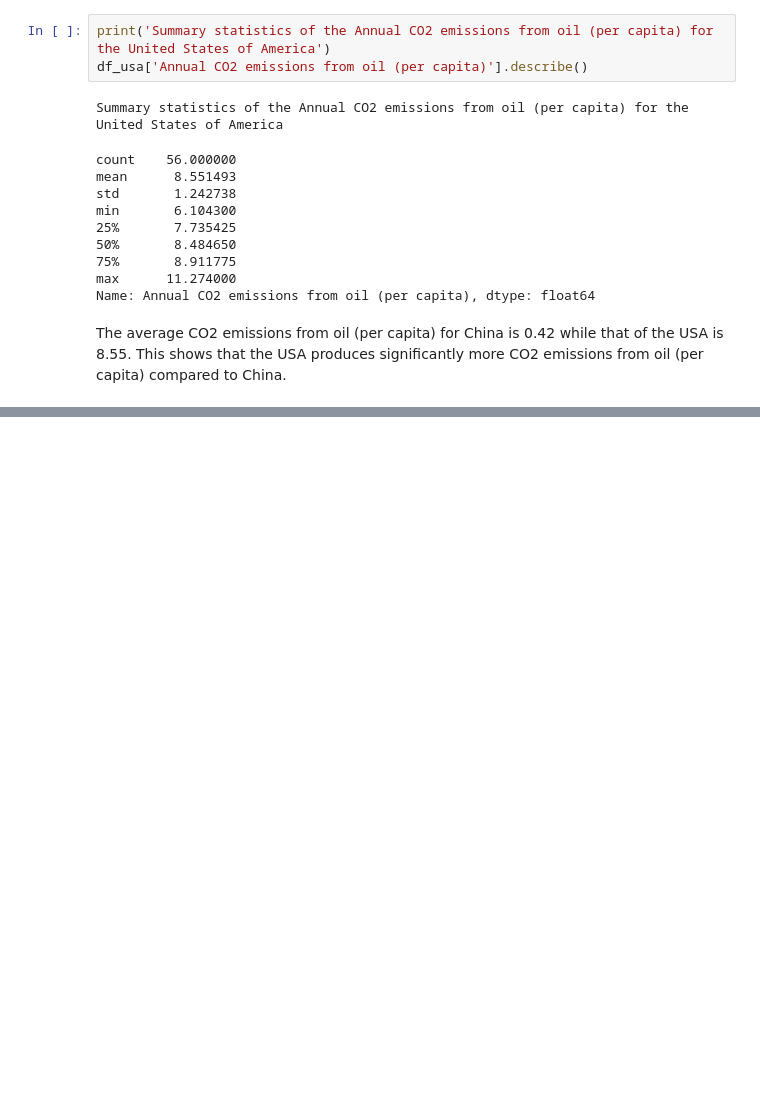
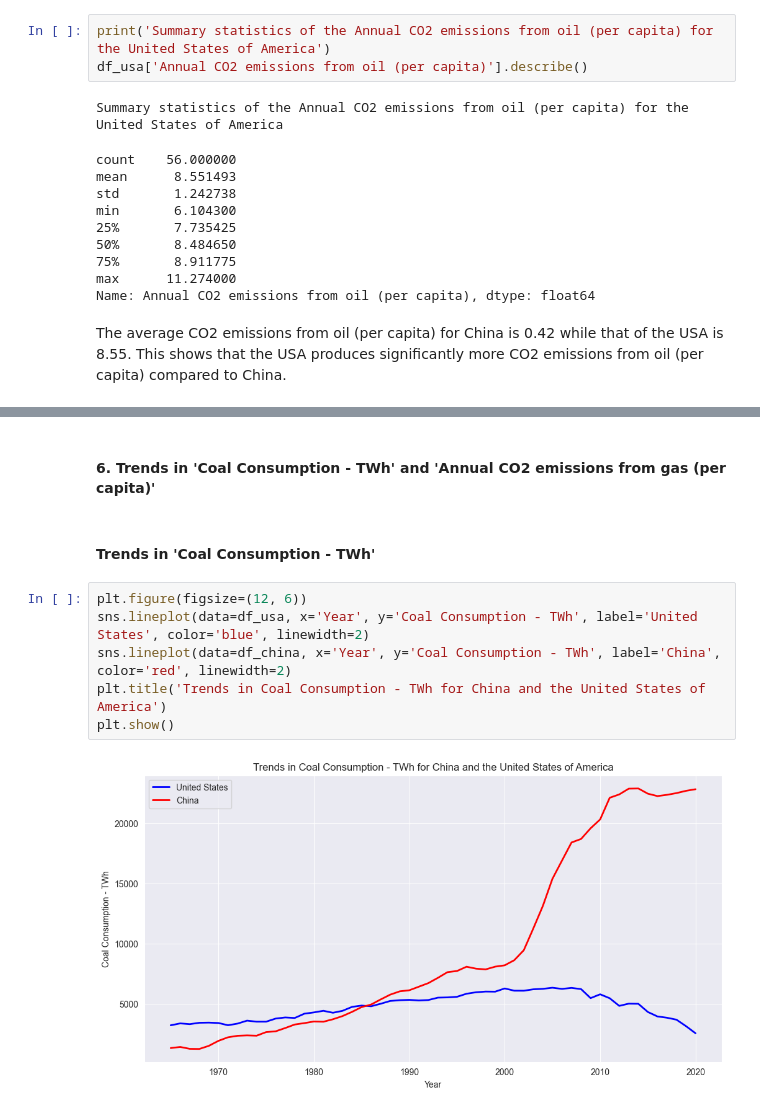
Before and after one commit to IshikaGopie/COMP6940-A4, a Jupyter notebook: section1.ipynb, the cells around one changed output, grey strips where cells are left out. Drawn from its saved outputs; the diff is of its cells as text; blank space fills up the shorter version.

```diff
--- a/section1.ipynb
+++ b/section1.ipynb
@@ -367,0 +453,12 @@ The average CO2 emissions from oil (per capita) for China is 0.42 while that of
+# %% [markdown]
+#### 6. Trends in 'Coal Consumption - TWh' and 'Annual CO2 emissions from gas (per capita)'
+# %% [markdown]
+#### Trends in 'Coal Consumption - TWh'
+# %%
+plt.figure(figsize=(12, 6))
+sns.lineplot(data=df_usa, x='Year', y='Coal Consumption - TWh', label='United States', color='blue', linewidth=2)
+sns.lineplot(data=df_china, x='Year', y='Coal Consumption - TWh', label='China', color='red', linewidth=2)
+plt.title('Trends in Coal Consumption - TWh for China and the United States of America')
+plt.show()
+# %% [output]
+[figure, added]
```
Also changed, not shown: parts of 20 cells of this notebook.
